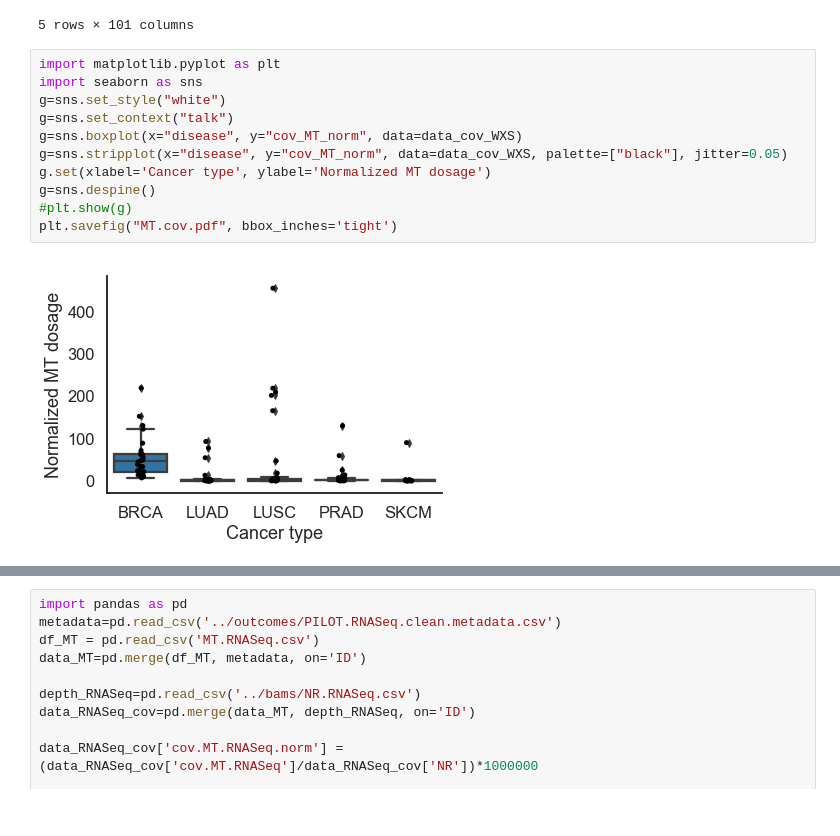
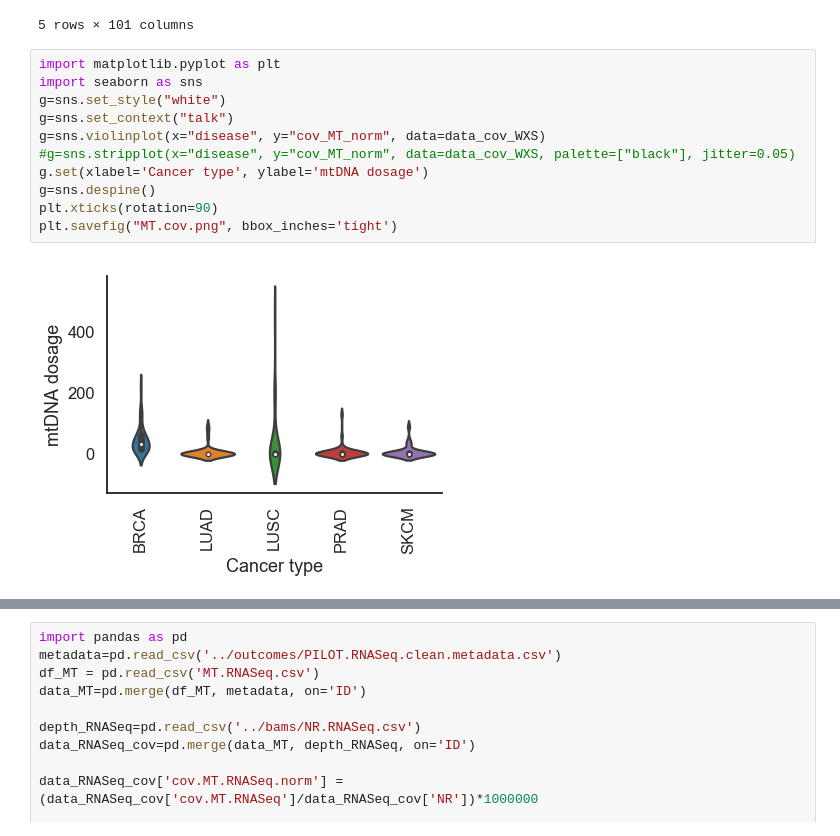
Before and after one commit to smangul1/seeing.beyond.target.results, a Jupyter notebook: raw.results/analysis.MT.ipynb, the cells around one changed output, grey strips where cells are left out. Saved outputs shown, nothing was run; the diff lists cells and outputs as text.

Commit message:
improve the plots

```diff
--- a/raw.results/analysis.MT.ipynb
+++ b/raw.results/analysis.MT.ipynb
@@ -86,13 +86,13 @@ data_cov_WXS.head()
 # %%
 import matplotlib.pyplot as plt
 import seaborn as sns
 g=sns.set_style("white")
 g=sns.set_context("talk")
-g=sns.boxplot(x="disease", y="cov_MT_norm", data=data_cov_WXS)
-g=sns.stripplot(x="disease", y="cov_MT_norm", data=data_cov_WXS, palette=["black"], jitter=0.05)
-g.set(xlabel='Cancer type', ylabel='Normalized MT dosage')
+g=sns.violinplot(x="disease", y="cov_MT_norm", data=data_cov_WXS)
+#g=sns.stripplot(x="disease", y="cov_MT_norm", data=data_cov_WXS, palette=["black"], jitter=0.05)
+g.set(xlabel='Cancer type', ylabel='mtDNA dosage')
 g=sns.despine()
-#plt.show(g)
-plt.savefig("MT.cov.pdf", bbox_inches='tight')
+plt.xticks(rotation=90)
+plt.savefig("MT.cov.png", bbox_inches='tight')
 # %% [output]
-[figure, old version]
+[figure, new version]
```
Also changed, not shown: parts of 8 cells of this notebook, 24 other files.
